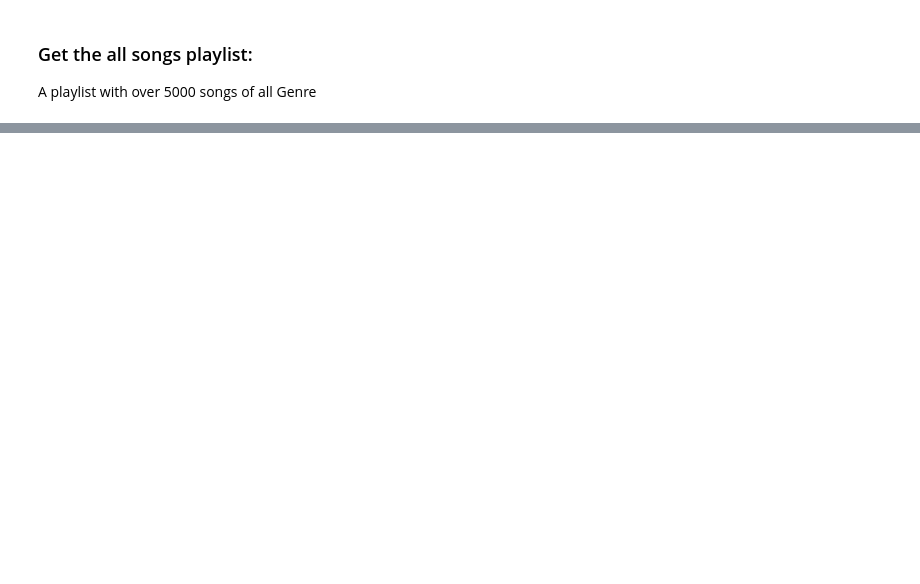
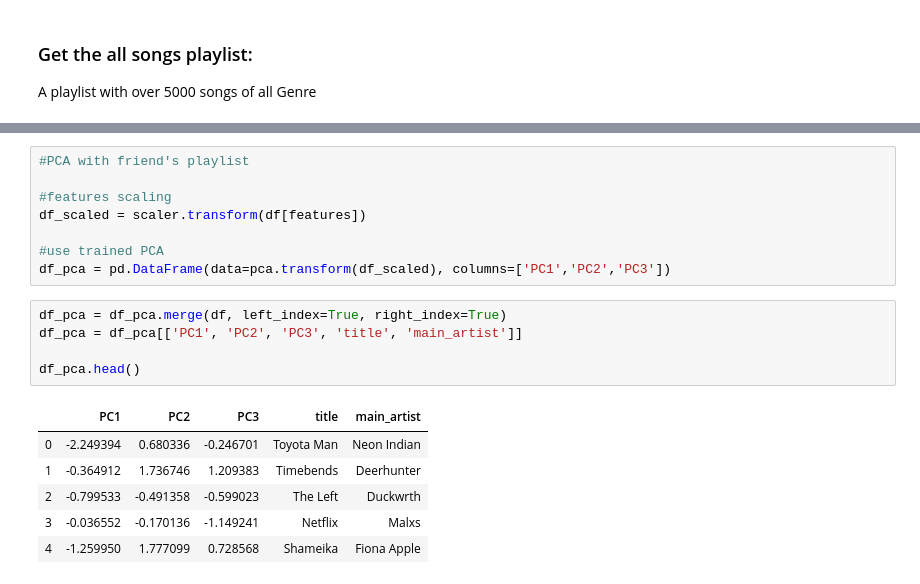
Before and after one commit to ritapereira10/Spotify-Analysis, a Jupyter notebook: Final Output/Final Product.ipynb, the cells around one changed output, grey strips where cells are left out. Cells and saved outputs as stored; diff of their text form; blank space fills up the shorter version.

```diff
--- a/Final Output/Final Product.ipynb
+++ b/Final Output/Final Product.ipynb
@@ -169,0 +252,20 @@ data['labels'].value_counts()
+# %%
+#PCA with friend's playlist
+
+#features scaling
+df_scaled = scaler.transform(df[features])
+
+#use trained PCA
+df_pca = pd.DataFrame(data=pca.transform(df_scaled), columns=['PC1','PC2','PC3'])
+# %%
+df_pca = df_pca.merge(df, left_index=True, right_index=True)
+df_pca = df_pca[['PC1', 'PC2', 'PC3', 'title', 'main_artist']]
+
+df_pca.head()
+# %% [output]
+|  | PC1 | PC2 | PC3 | title | main_artist |
+| 0 | -2.249394 | 0.680336 | -0.246701 | Toyota Man | Neon Indian |
+| 1 | -0.364912 | 1.736746 | 1.209383 | Timebends | Deerhunter |
+| 2 | -0.799533 | -0.491358 | -0.599023 | The Left | Duckwrth |
+| 3 | -0.036552 | -0.170136 | -1.149241 | Netflix | Malxs |
+| 4 | -1.259950 | 1.777099 | 0.728568 | Shameika | Fiona Apple |
```
Also changed, not shown: parts of 22 cells of this notebook, 3 other files.
